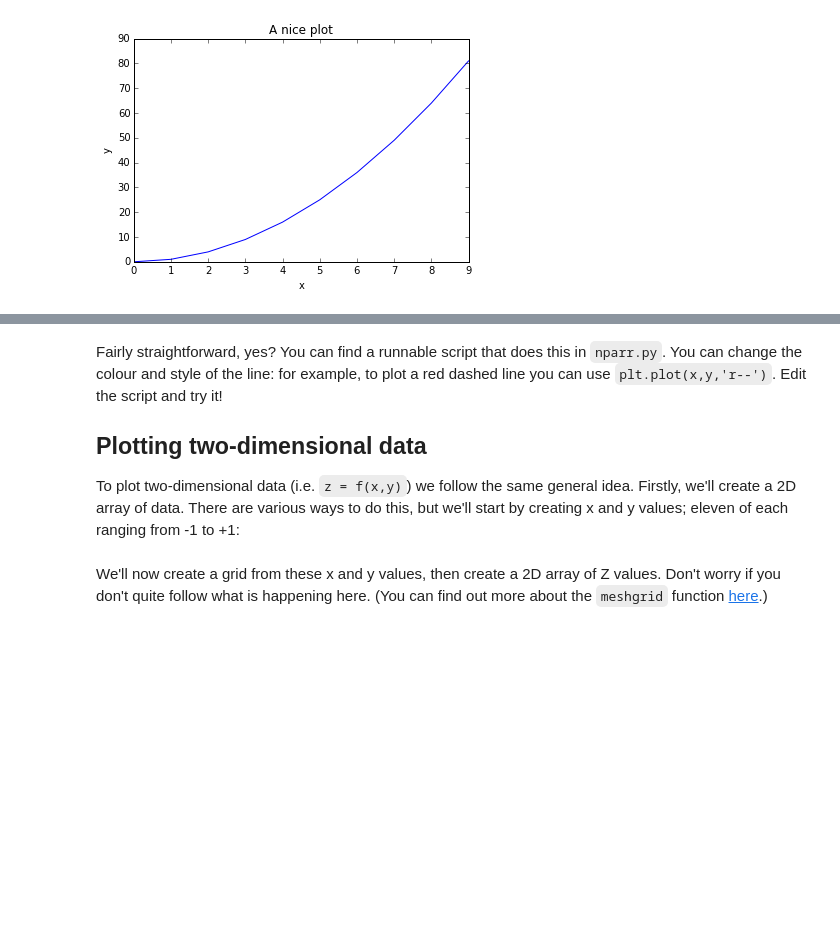
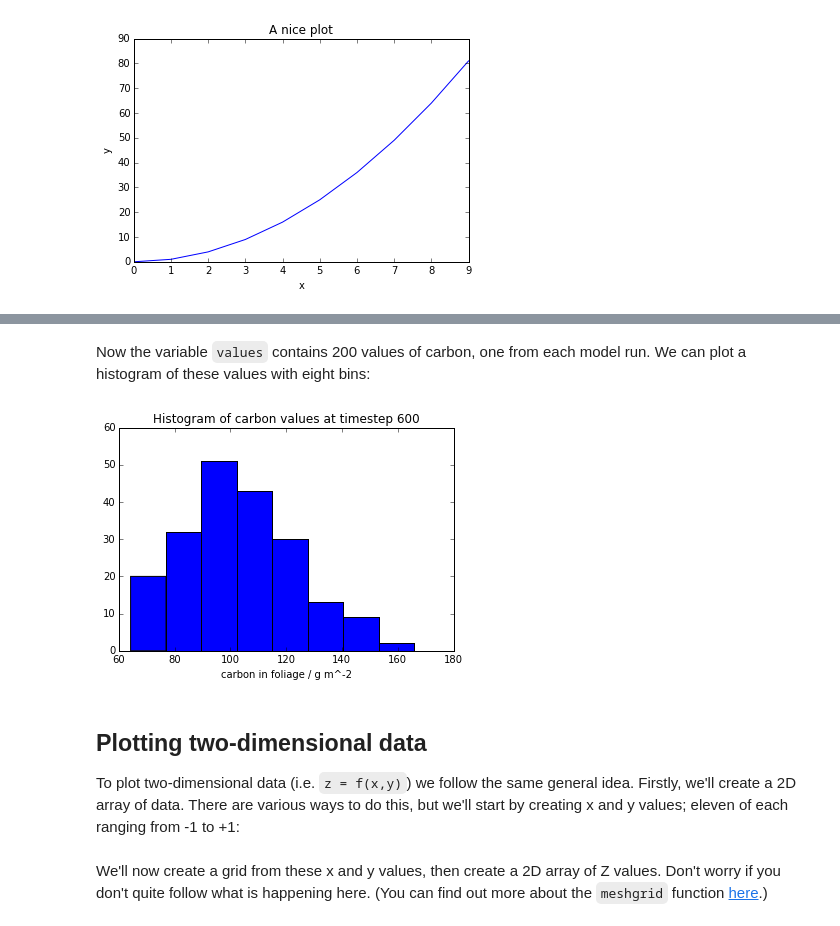
Before and after one commit to jonblower/python-viz-intro, a Jupyter notebook: Lesson 2. Simple plotting/2. Simple plotting.ipynb, the cells around one changed output, grey strips where cells are left out. Cells and saved outputs as stored; diff of their text form; code cells hidden in the pictures; blank space fills up the shorter version.

```diff
--- a/Lesson 2. Simple plotting/2. Simple plotting.ipynb
+++ b/Lesson 2. Simple plotting/2. Simple plotting.ipynb
@@ -70,6 +104,15 @@ plt.show()
+# %%
+values = carbon[600,:]
+# %% [markdown]
+Now the variable `values` contains 200 values of carbon, one from each model run. We can plot a histogram of these values with eight bins:
+# %%
+plt.hist(values,8)
+plt.title('Histogram of carbon values at timestep 600')
+plt.xlabel('carbon in foliage / g m^-2')
+plt.show()
+# %% [output]
+[figure, added]
 # %% [markdown]
-Fairly straightforward, yes? You can find a runnable script that does this in `nparr.py`. You can change the colour and style of the line: for example, to plot a red dashed line you can use `plt.plot(x,y,'r--')`. Edit the script and try it!
-
 ## Plotting two-dimensional data
 To plot two-dimensional data (i.e. `z = f(x,y)`) we follow the same general idea. Firstly, we'll create a 2D array of data. There are various ways to do this, but we'll start by creating x and y values; eleven of each ranging from -1 to +1:
 # %%
```
Also changed, not shown: parts of 12 cells of this notebook, 4 other files.
